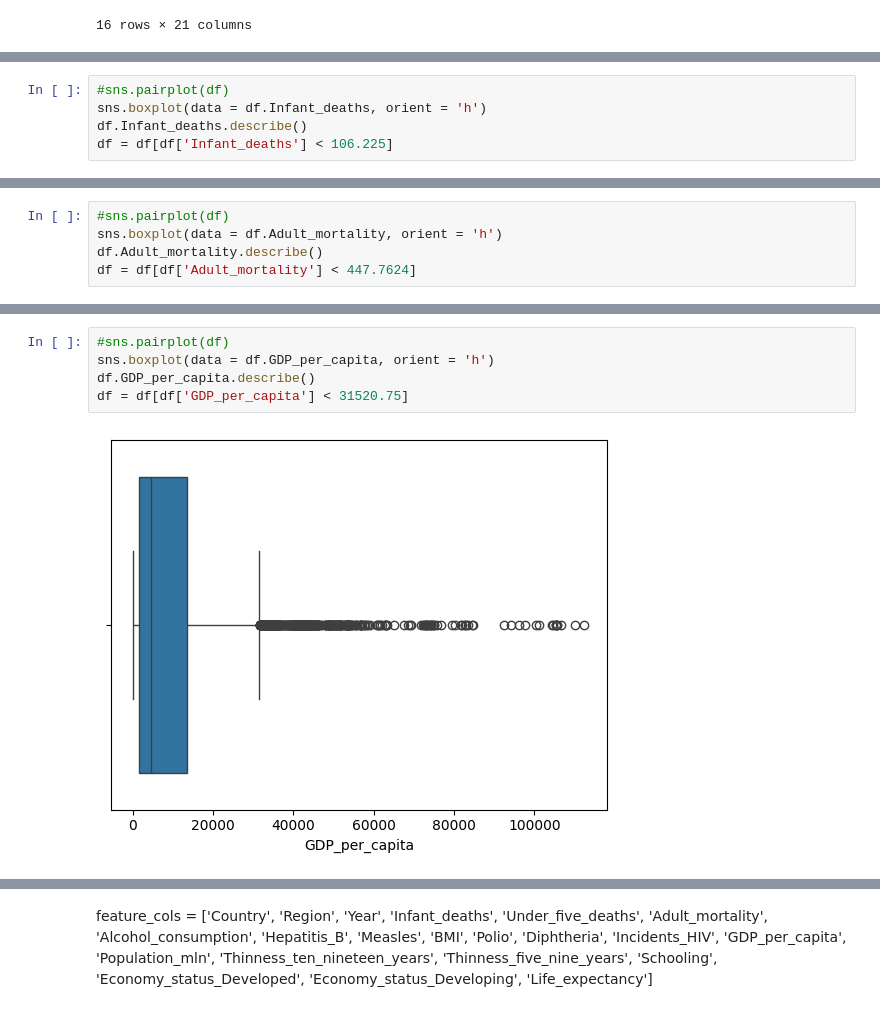
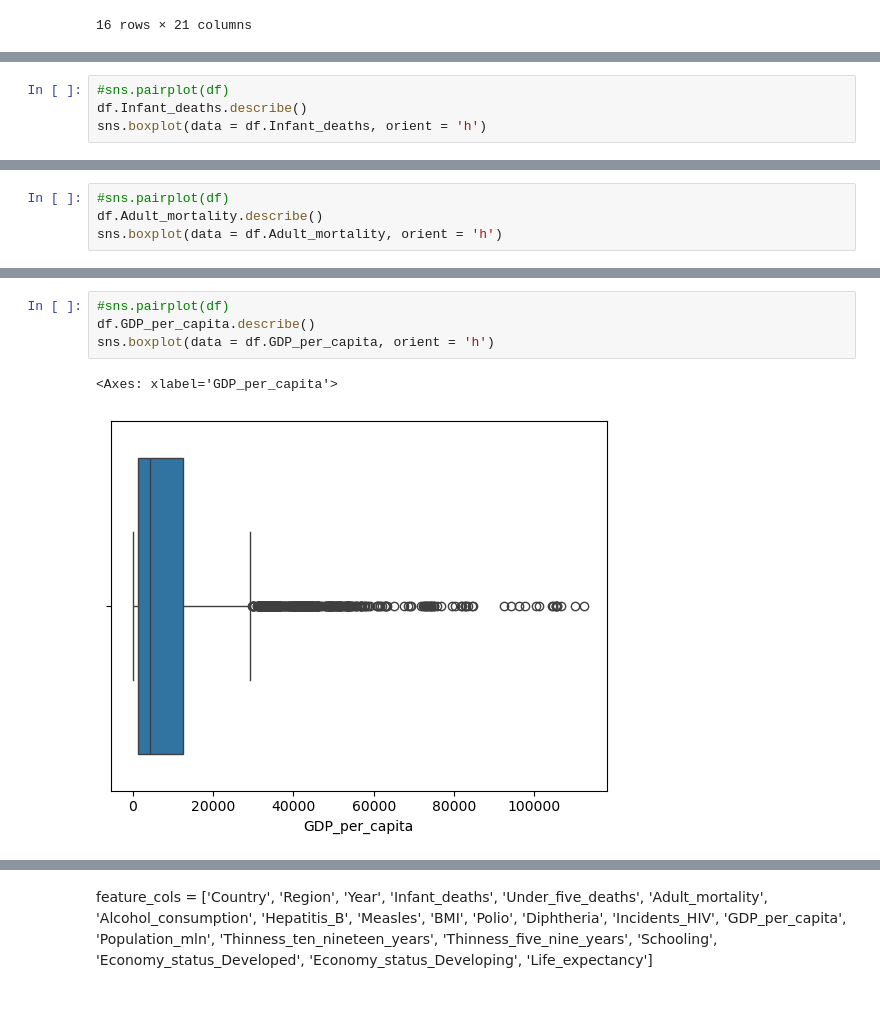
Before and after one commit to tsd504/WHO_Project, a Jupyter notebook: Rahul/EDA_Limited.ipynb, the cells around one changed output, grey strips where cells are left out. Saved outputs shown, nothing was run; the diff lists cells and outputs as text.

```diff
--- a/Rahul/EDA_Limited.ipynb
+++ b/Rahul/EDA_Limited.ipynb
@@ -120,6 +140,5 @@ df[df.Country == 'Afghanistan']
 # %%
 #sns.pairplot(df)
+df.Infant_deaths.describe()
 sns.boxplot(data = df.Infant_deaths, orient = 'h')
-df.Infant_deaths.describe()
-df = df[df['Infant_deaths'] < 106.225]
 # %% [output]
@@ -126,7 +146,6 @@ df = df[df['Infant_deaths'] < 106.225]
 [figure]
 # %%
 #sns.pairplot(df)
+df.Adult_mortality.describe()
 sns.boxplot(data = df.Adult_mortality, orient = 'h')
-df.Adult_mortality.describe()
-df = df[df['Adult_mortality'] < 447.7624]
 # %% [output]
@@ -134,10 +154,10 @@ df = df[df['Adult_mortality'] < 447.7624]
 # %%
 #sns.pairplot(df)
+df.GDP_per_capita.describe()
 sns.boxplot(data = df.GDP_per_capita, orient = 'h')
-df.GDP_per_capita.describe()
-df = df[df['GDP_per_capita'] < 31520.75]
 # %% [output]
+<Axes: xlabel='GDP_per_capita'>
-[figure, old version]
+[figure, new version]
 # %%
 plt.figure(figsize = (10, 10))
 sns.heatmap(df.corr(numeric_only = True), annot = True, cmap=sns.diverging_palette(240, 0, as_cmap=True))
```
Also changed, not shown: parts of 14 cells of this notebook.
